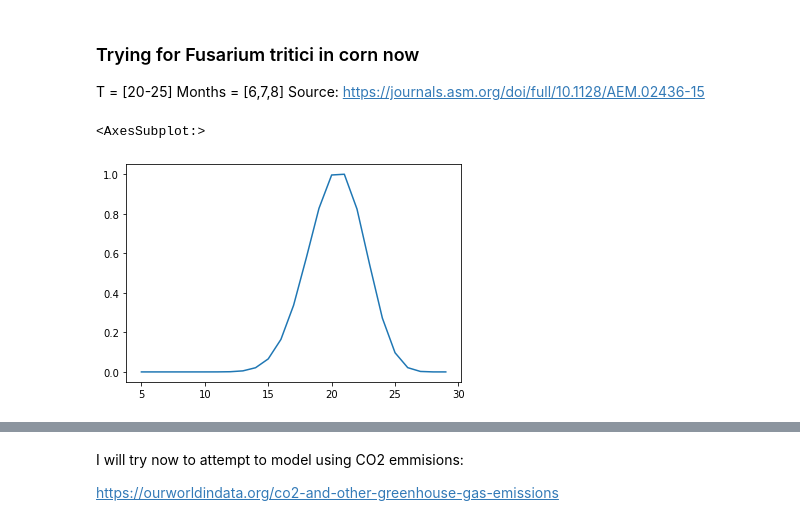
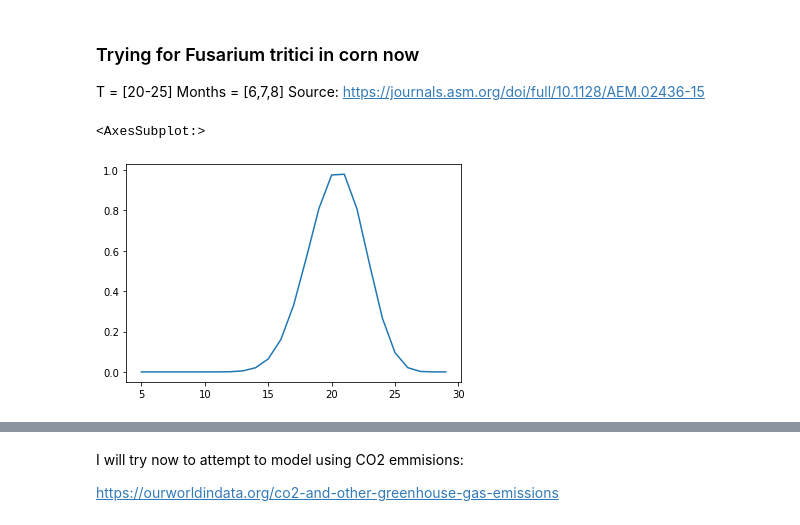
Before and after one commit to serbanradulescu/master_thesis, a Jupyter notebook: project.ipynb, the cells around one changed output, grey strips where cells are left out. Cells and saved outputs as stored; diff of their text form; code cells hidden in the pictures.

```diff
--- a/project.ipynb
+++ b/project.ipynb
@@ -123,13 +123,17 @@ plot_optimal_temperature(df_airtemp, temp_min=15,temp_max=25,hist_start=1950,his
 # %%
 def equation_fusarium(t:float):
     tmin = 5
     tmax = 30
+    if(t<=tmin):
+        return 0
+    if(t >= tmax):
+        return 0
     b,c= 17.2, 10.5
     teq = (t-tmin)/(tmax-tmin)
     y = (teq**b) * ((1-teq)**c)
-    return y * 98294267.23029275
+    return y * 98294267.23029275 / 1.0218637974743057
 degr =[equation_fusarium(i) for i in range(5,30,1)]
 sns.lineplot(x=[i for i in range(5,30,1)], y = degr)
 # %% [output]
 <AxesSubplot:>
-[figure, old version]
+[figure, new version]
```
Also changed, not shown: parts of 2 cells of this notebook, 1 other file.
